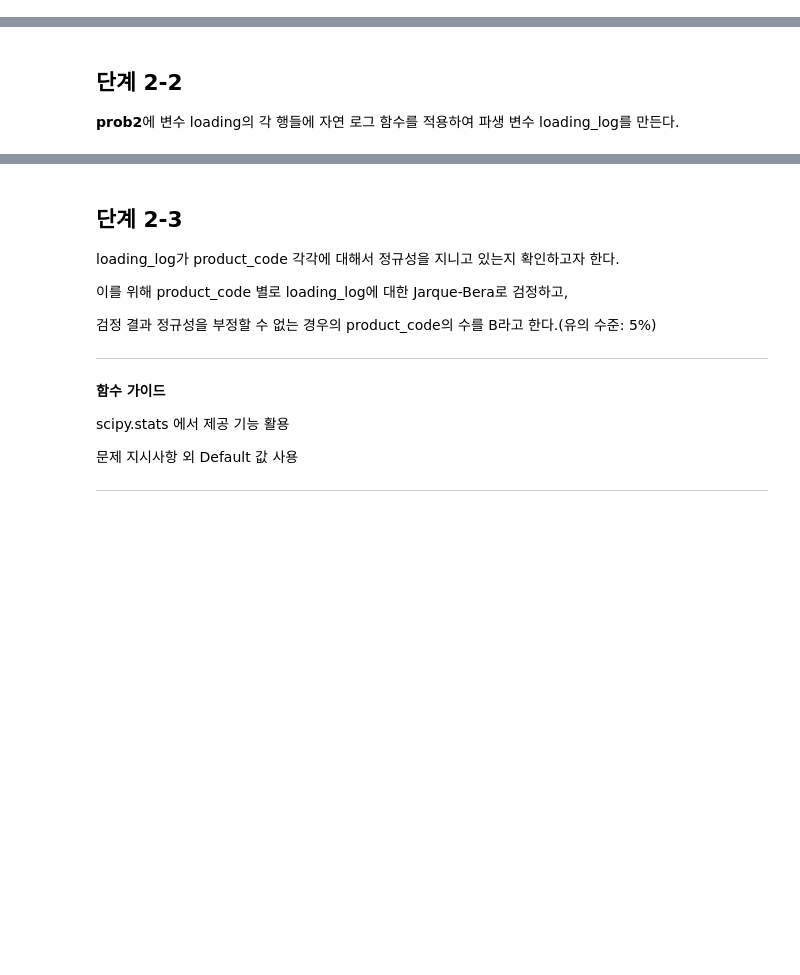
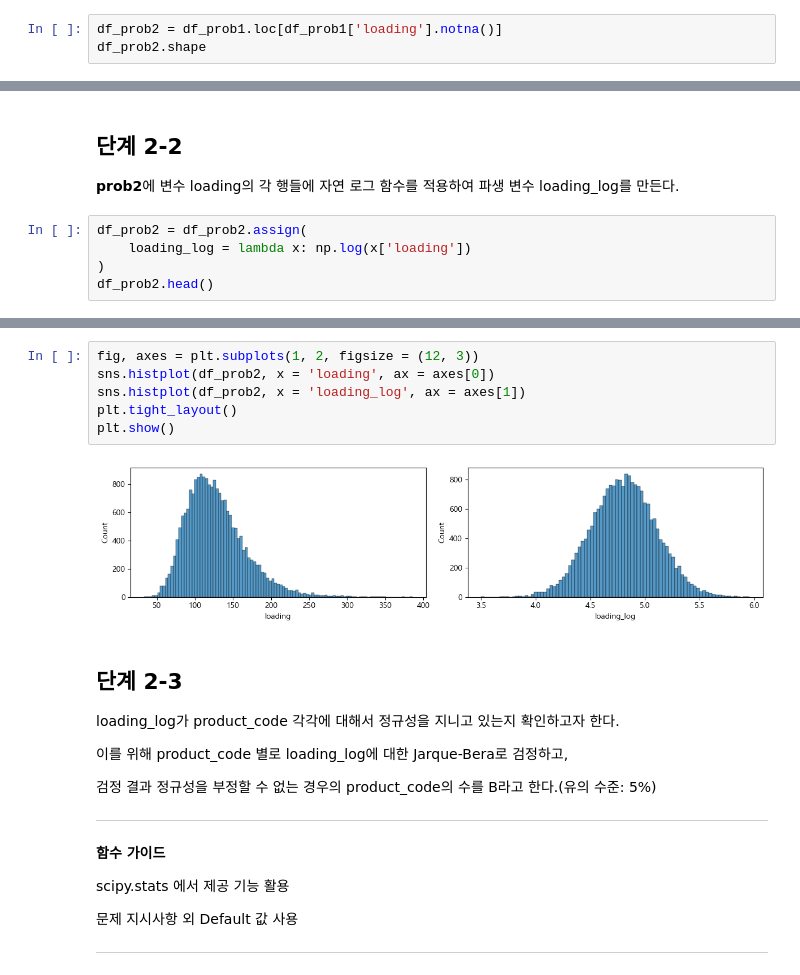
Before and after one commit to sunkusun9/DS_lv3_2510, a Jupyter notebook: sec_ds_lv3_prob1_prob.ipynb, the cells around one changed output, grey strips where cells are left out. Saved outputs shown, nothing was run; the diff lists cells and outputs as text; blank space fills up the shorter version.

```diff
--- a/sec_ds_lv3_prob1_prob.ipynb
+++ b/sec_ds_lv3_prob1_prob.ipynb
@@ -477,3 +477,6 @@ failure와는 관계가 없음이 이전에 검증되었다.
 **prob1**에서 변수 loading에 결측이 없는 행들을 뽑아 **prob2** 데이터프레임을 만든다.
 
 Hint] prob2의 데이터 수는 21,257 이다.
+# %%
+df_prob2 = df_prob1.loc[df_prob1['loading'].notna()]
+df_prob2.shape
@@ -481,3 +486,8 @@ Hint] prob2의 데이터 수는 21,257 이다.
 ## 단계 2-2
 
 **prob2**에 변수 loading의 각 행들에 자연 로그 함수를 적용하여 파생 변수 loading_log를 만든다.
+# %%
+df_prob2 = df_prob2.assign(
+    loading_log = lambda x: np.log(x['loading'])
+)
+df_prob2.head()
@@ -484,3 +503,11 @@ Hint] prob2의 데이터 수는 21,257 이다.
+# %%
+fig, axes = plt.subplots(1, 2, figsize = (12, 3))
+sns.histplot(df_prob2, x = 'loading', ax = axes[0])
+sns.histplot(df_prob2, x = 'loading_log', ax = axes[1])
+plt.tight_layout()
+plt.show()
+# %% [output]
+[figure, added]
 # %% [markdown]
 ## 단계 2-3
 
```
Also changed, not shown: parts of 40 cells of this notebook.
